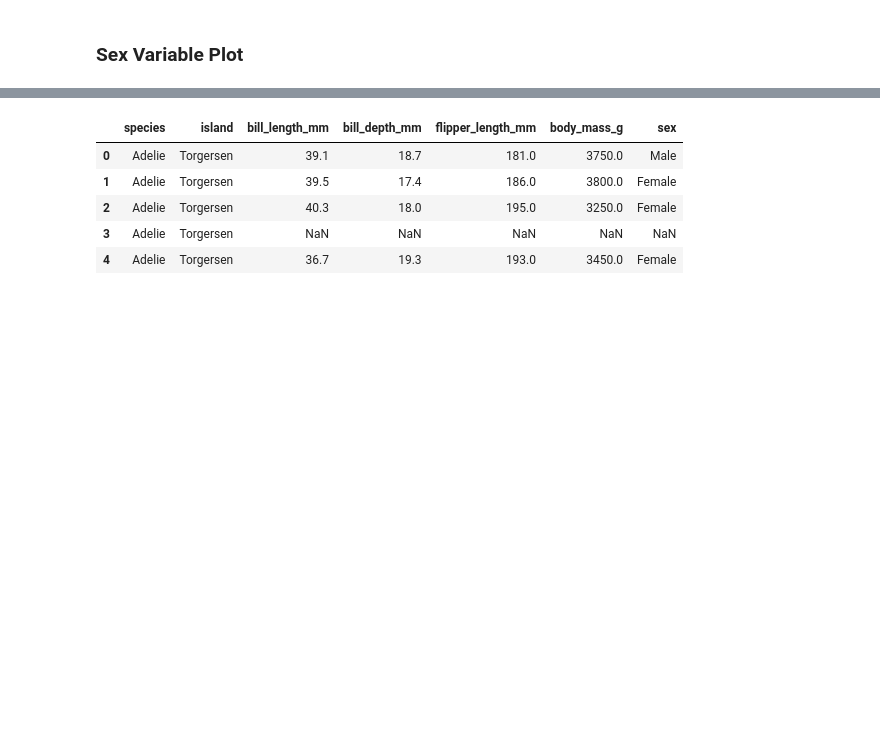
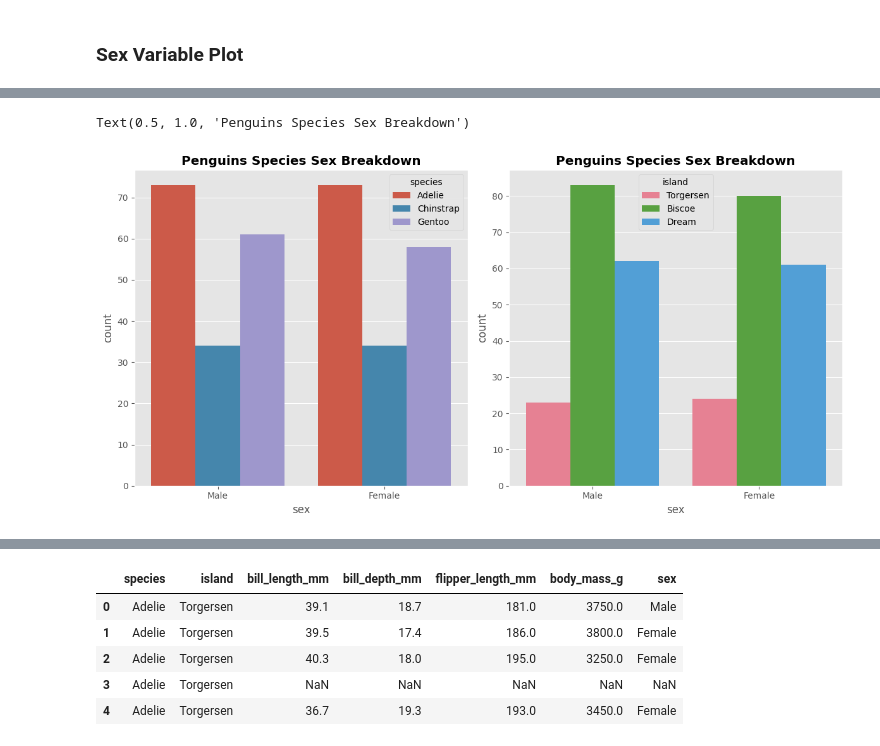
Before and after one commit to humphs078/data_analysis_fundamentals, a Jupyter notebook: tasks.ipynb, the cells around one changed output, grey strips where cells are left out. Saved outputs shown, nothing was run; the diff lists cells and outputs as text; code cells hidden in the pictures; blank space fills up the shorter version.

```diff
--- a/tasks.ipynb
+++ b/tasks.ipynb
@@ -1249,0 +1265,11 @@ plt.show()
+# %%
+# code adapted from  https://www.statology.org/seaborn-title/ [Accessed 06 Dec. 2023]
+# create an empty plot
+fig, ax =plt.subplots(1,2, figsize=(12, 6))
+
+# Plot the results
+sns.countplot(data=penguins, x='sex', hue='species', ax=ax[0]).set_title('Penguins Species Sex Breakdown', weight='bold')
+sns.countplot(data=penguins, x='sex', hue='island', ax=ax[1], palette='husl').set_title('Penguins Species Sex Breakdown', weight='bold')
+# %% [output]
+Text(0.5, 1.0, 'Penguins Species Sex Breakdown')
+[figure, added]
```
Also changed, not shown: parts of 9 cells of this notebook.
